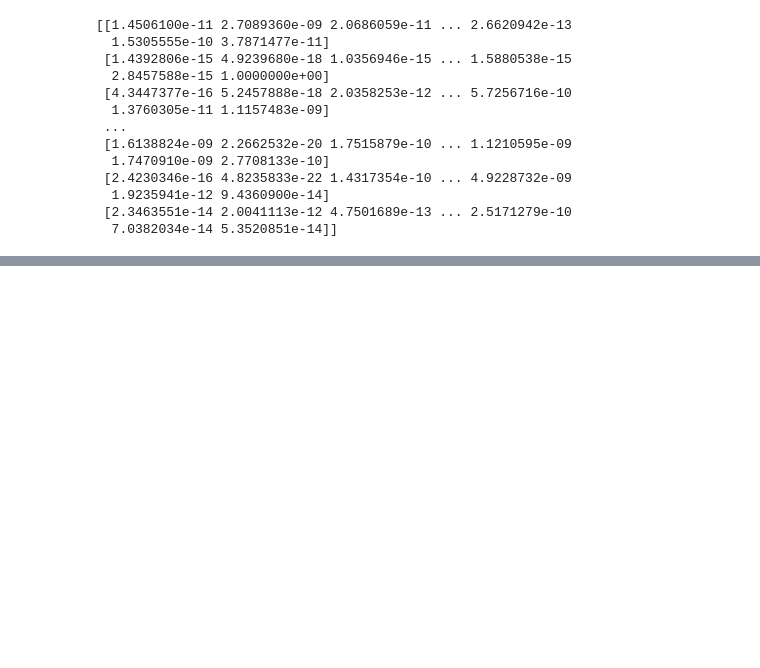
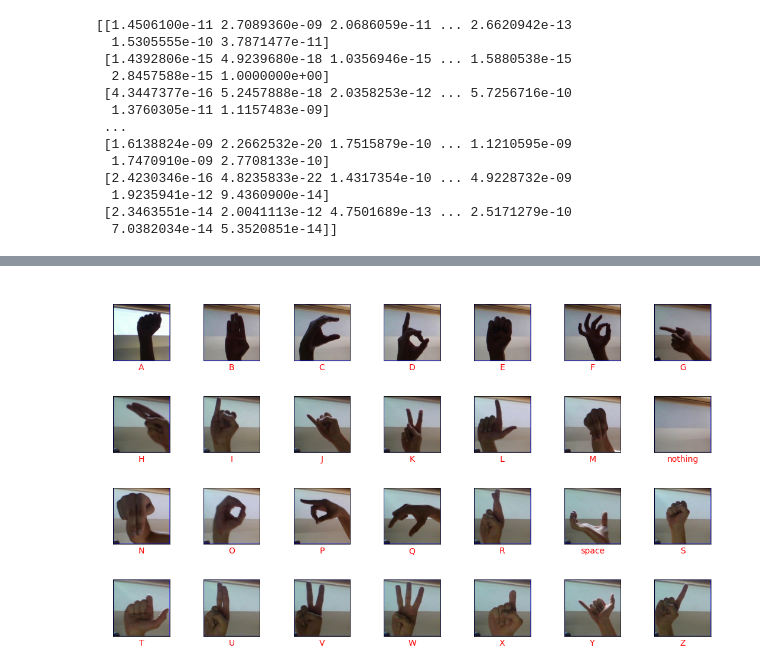
Before and after one commit to D-VPN/M2-D-VPN, a Jupyter notebook: tf-model/hand-sign-alphabets-recognition.ipynb, the cells around one changed output, grey strips where cells are left out. Drawn from its saved outputs; the diff is of its cells as text; code cells hidden in the pictures; blank space fills up the shorter version.

Commit message:
test the saved model

```diff
--- a/tf-model/hand-sign-alphabets-recognition.ipynb
+++ b/tf-model/hand-sign-alphabets-recognition.ipynb
@@ -42,7 +44,7 @@ if gpus:
 # Constants
 # %%
 train_dir_alphabets = './Sign-Language-Alphabets-Dataset/asl_alphabet_train/asl_alphabet_train/'
-test_dir_alphabets = './Sign-Language-Alphabets-Dataset/asl_alphabet_train/asl_alphabet_train/'
+test_dir_alphabets = './Sign-Language-Alphabets-Dataset/asl_alphabet_test/asl_alphabet_test/'
 train_dir_digits = './Sign-Language-Digits-Dataset/Dataset/'
 test_dir_digits = './Sign-Language-Digits-Dataset/Examples/'
 
@@ -569,0 +570,17 @@ print(pred)
+# %%
+# for i in range(0,29):
+#     if i == 26:
+#         continue
+images = []
+labels = []
+size = IMAGE_HEIGHT,IMAGE_WIDTH
+for image in os.listdir(test_dir_alphabets):
+    img = cv2.imread(test_dir_alphabets+ '/' + image)
+    final_img = cv2.resize(img, size)
+    final_img = final_img.astype('float32')/255.0
+    images.append(final_img)
+    idx = map_char_to_idx.get(image.split('_')[0])
+    labels.append(idx)
+    print('loaded:', image, 'label:', idx)
+images = np.array(images)
+labels_categorical = utils.to_categorical(labels)
@@ -569,0 +607,16 @@ print(pred)
+# %%
+plt.figure(figsize=(15, 15))
+for i in range (0,28):
+    plt.subplot(7,7,i+1)
+    plt.tight_layout()
+    plt.xticks([])
+    plt.yticks([])
+    path = test_dir_alphabets + "{0}_test.jpg".format(map_idx_to_char.get(int(labels[i])))
+    img = plt.imread(path)
+    plt.imshow(img)
+    label = plt.xlabel(map_idx_to_char.get(int(labels[i])), fontsize=14)
+    title = plt.title(f"Prediction Class = {predicted_classes[i]:0.1f}\n True Class = {labels[i]:0.1f}")
+    title.set_color("white")
+    label.set_color("red")
+# %% [output]
+[figure, added]
```
Also changed, not shown: parts of 8 cells of this notebook.
